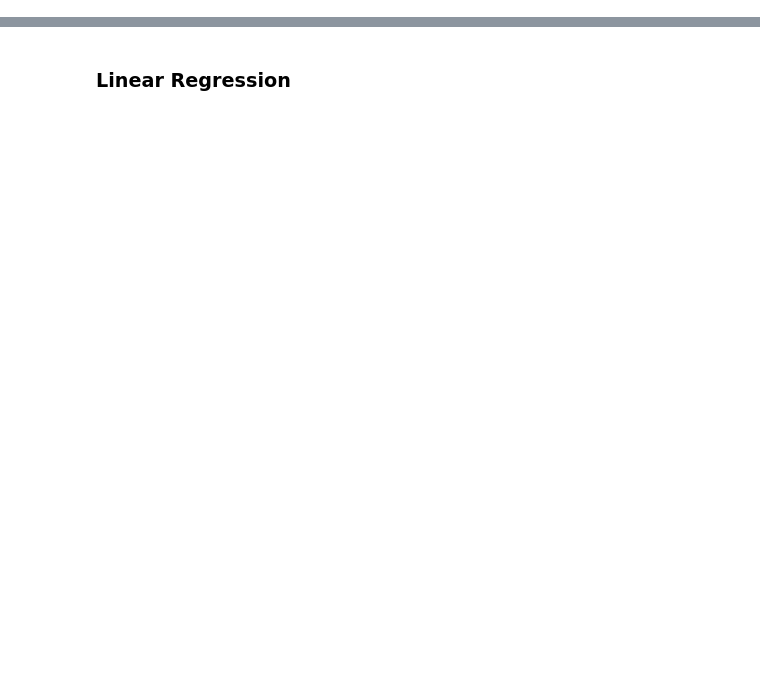
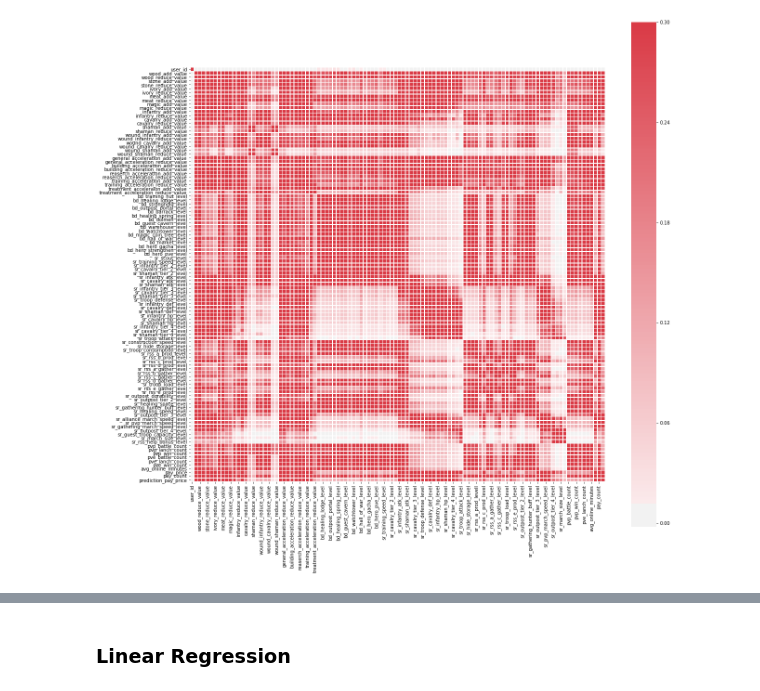
Before and after one commit to markson14/DataCastle, a Jupyter notebook: Gold Prediction/multimodel_regression.ipynb, the cells around one changed output, grey strips where cells are left out. Drawn from its saved outputs; the diff is of its cells as text; code cells hidden in the pictures; blank space fills up the shorter version.

```diff
--- a/Gold Prediction/multimodel_regression.ipynb
+++ b/Gold Prediction/multimodel_regression.ipynb
@@ -9,0 +10,14 @@ Wall time: 26.8 s
+# %%
+%%time
+# corr plot## corr
+%matplotlib inline
+import seaborn as sns
+import matplotlib.pyplot as plt
+corr = train_df.corr()
+f, ax = plt.subplots(figsize=(20, 20))
+cmap = sns.diverging_palette(220, 10, as_cmap=True)
+sns.heatmap(corr, cmap=cmap, vmax=.3, center=0,
+            square=True, linewidths=.5)
+plt.show()
+# %% [output]
+[figure, added]
```
Also changed, not shown: parts of 11 cells of this notebook.
